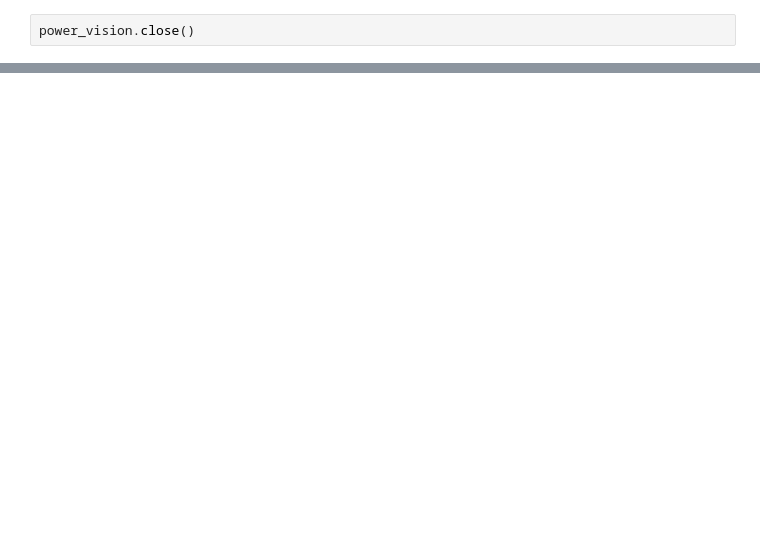
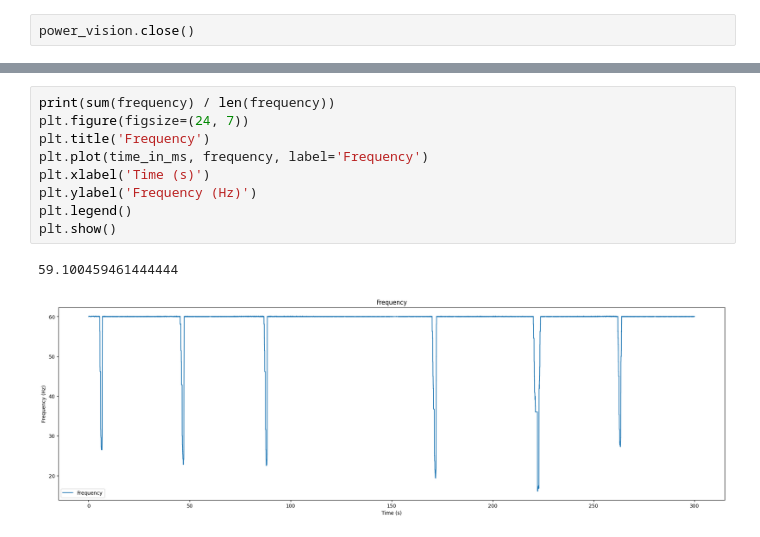
Before and after one commit to lucasrguerra/power_vision, a Jupyter notebook: results/voltage_analysis.ipynb, the cells around one changed output, grey strips where cells are left out. Saved outputs shown, nothing was run; the diff lists cells and outputs as text; blank space fills up the shorter version.

```diff
--- a/results/voltage_analysis.ipynb
+++ b/results/voltage_analysis.ipynb
@@ -75,3 +82,15 @@ plt.show()
+# %%
+print(sum(frequency) / len(frequency))
+plt.figure(figsize=(24, 7))
+plt.title('Frequency')
+plt.plot(time_in_ms, frequency, label='Frequency')
+plt.xlabel('Time (s)')
+plt.ylabel('Frequency (Hz)')
+plt.legend()
+plt.show()
+# %% [output]
+59.100459461444444
+[figure, added]
 # %%
 timestamp = time.strftime('%Y%m%d-%H%M%S')
 with open(f"./data/{total_samples}-voltage_a_rms-{timestamp}.csv", mode='w', newline='') as file:
```
Also changed, not shown: parts of 5 cells of this notebook, 26 other files.
